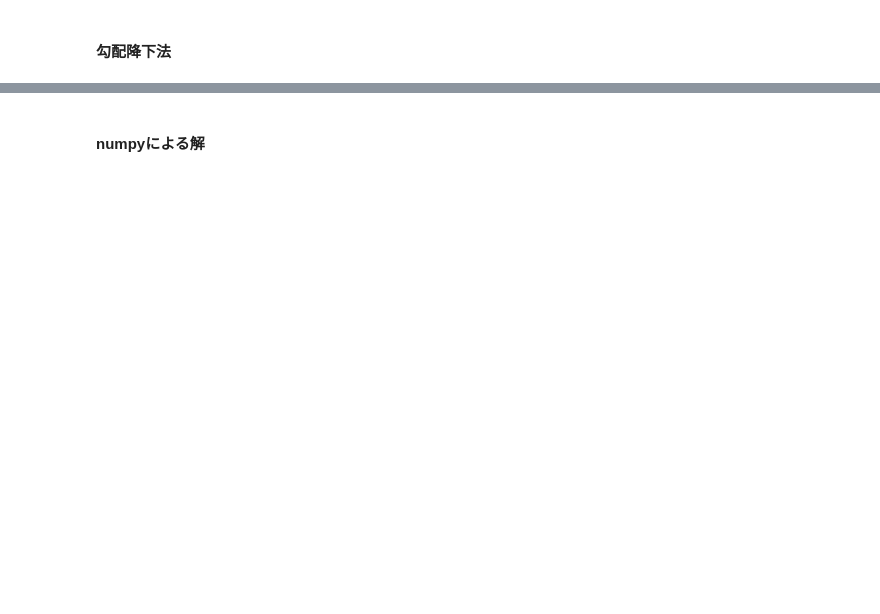
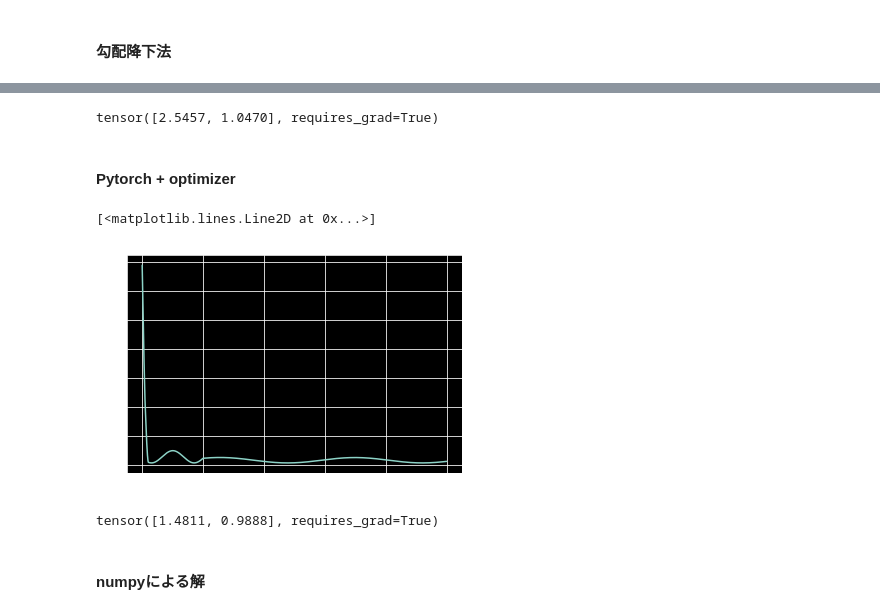
Before and after one commit to yugitti/kaggle, a Jupyter notebook: LinearRegression-Copy1.ipynb, the cells around one changed output, grey strips where cells are left out. Drawn from its saved outputs; the diff is of its cells as text; code cells hidden in the pictures; blank space fills up the shorter version.

```diff
--- a/LinearRegression-Copy1.ipynb
+++ b/LinearRegression-Copy1.ipynb
@@ -124,0 +116,20 @@ ImportError: numpy.core.multiarray failed to import
+# %%
+wt = torch.randn(2, device=device, dtype=dtype,requires_grad=True)
+xt = torch.Tensor(X2)
+yt = torch.Tensor(y)
+losses = []
+for e in range(epoch):
+    y_pred = torch.mv(xt, wt)
+    error = (y_pred - yt)
+    loss = 1/N * torch.sum(1/2 * error**2)
+    loss.backward()
+    with torch.no_grad():
+        wt -= alpha * wt.grad
+        wt.grad.zero_()
+    losses.append(loss)
+# %%
+wt
+# %% [output]
+tensor([2.5457, 1.0470], requires_grad=True)
+# %% [markdown]
+#### Pytorch + optimizer
@@ -125,3 +164,12 @@ ImportError: numpy.core.multiarray failed to import
+# %%
+plt.plot(losses)
+# %% [output]
+[<matplotlib.lines.Line2D at 0x...>]
+[figure, added]
+# %%
+wt
+# %% [output]
+tensor([1.4811, 0.9888], requires_grad=True)
 # %% [markdown]
 #### numpyによる解
 # %%
```
Also changed, not shown: parts of 18 cells of this notebook.
